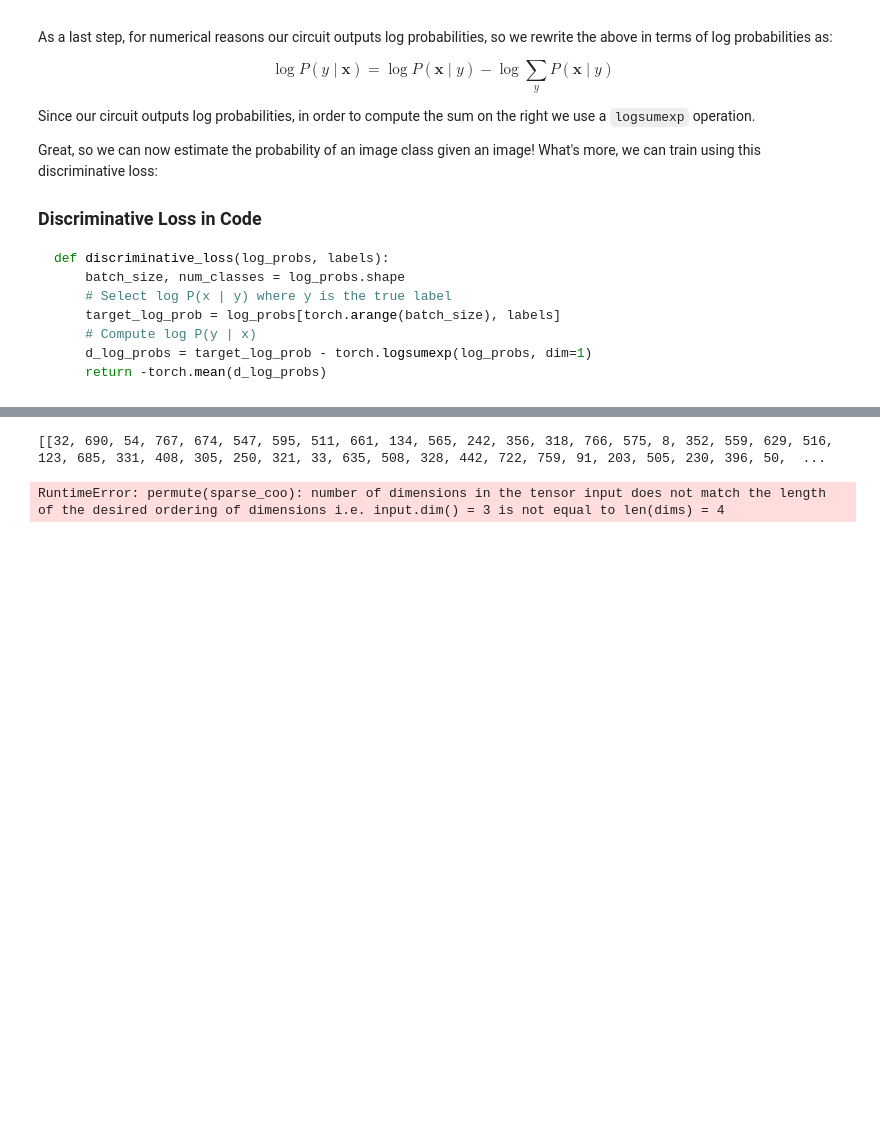
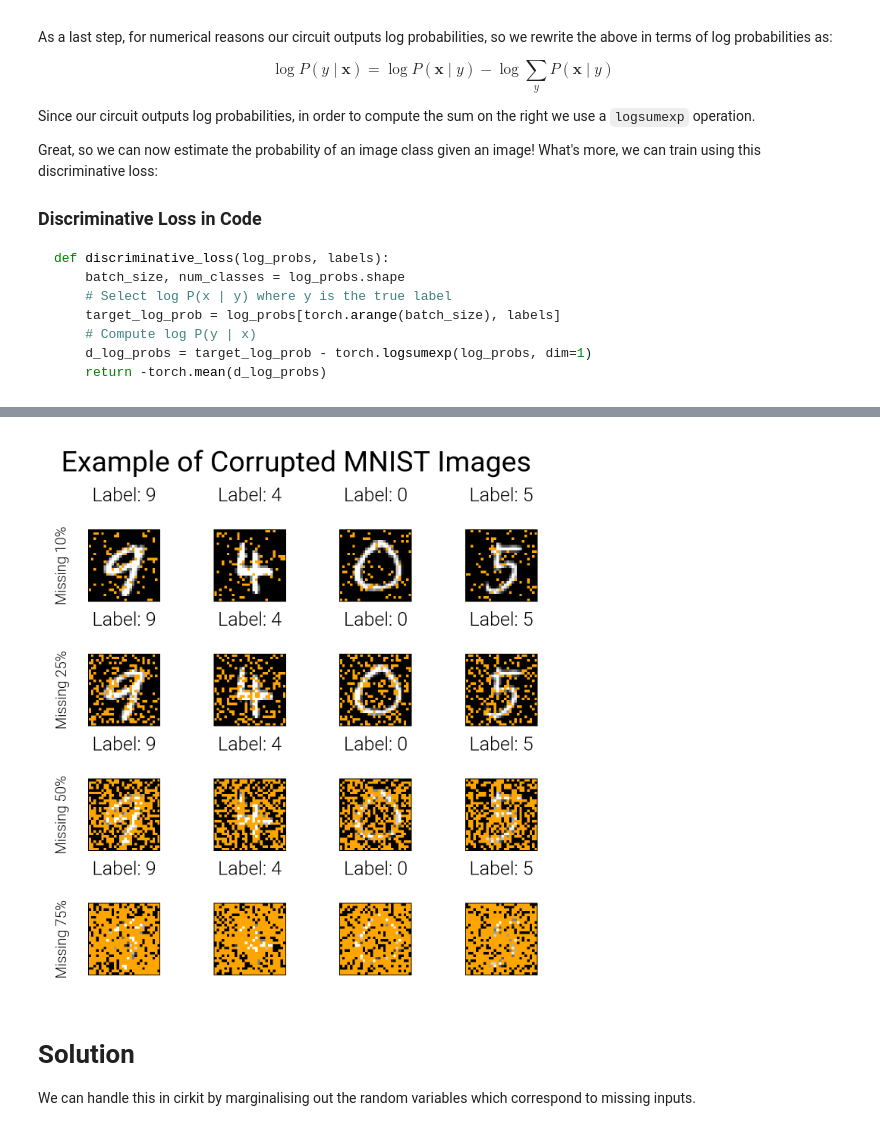
Before and after one commit to april-tools/cirkit, a Jupyter notebook: notebooks/generative-circuit.ipynb, the cells around one changed output, grey strips where cells are left out. Cells and saved outputs as stored; diff of their text form; code cells hidden in the pictures; blank space fills up the shorter version.

```diff
--- a/notebooks/generative-circuit.ipynb
+++ b/notebooks/generative-circuit.ipynb
@@ -544,29 +526,60 @@ df
 # %%
 from cirkit.backend.torch.queries import IntegrateQuery
 from cirkit.utils.scope import Scope
 
 
 def sample_masks(image_size, num_images, p=.5):
     num_pixels = np.prod(image_size)
     num_samples = int(p*num_pixels)
     masks = [list(np.random.choice(range(np.prod(image_size)), size=num_samples, replace=False))
              for i in range(num_images)]
     return masks
 
 
-classifier = next(iter(models.values()))
+def mask_to_image(image_size, mask):
+    bool_mask = np.ones(np.prod(image_size), dtype=bool)
+    bool_mask[mask] = False
+    bool_mask = bool_mask.reshape(image_size)
+    return bool_mask
 
-marginal_query = IntegrateQuery(classifier.model)
 
-masks = sample_masks([28, 28], 1)
-print(masks)
+gridsize = 4
 
-images, labels = next(iter(train_dataloader))
-images = images.view(images.shape[0], 1, -1).to(device)
-xx = images[0]
+inputs, labels = next(iter(train_dataloader))
+images = inputs['images'][:4].repeat(gridsize, 1, 1, 1)
+labels = labels[:4].repeat(gridsize)
 
-marginal_query(xx, integrate_vars=[Scope(masks[0])])
+fig, axes = plt.subplots(gridsize, gridsize, figsize=(8, 8))
+
+dropout = [.1, .25, .5, .75]
+
+for i in range(gridsize):
+    axes[i, 0].set_ylabel('Missing %d%%' % int(dropout[i]* 100), rotation=90, fontsize=15)
+# Plot each image
+for i, ax in enumerate(axes.flat):
+    # Convert the image to a 2D array (since MNIST images are 28x28 pixels)
+    img = images[i].numpy().squeeze()
+    img = img.reshape(*IMAGE_SIZE, 1)
+    img = img.repeat(4, axis=2)
+    mask = sample_masks(IMAGE_SIZE, 1, p=dropout[i//gridsize])
+    mask = mask_to_image(IMAGE_SIZE, mask)
+    img[:, :, -1] = mask * 255
+
+    # Display the image
+    ax.imshow(img, cmap='gray')
+    ax.set_xticks([])
+    ax.set_yticks([])
+    # Help distinguish between white pixels and missing pixels (in red)
+    ax.set_facecolor("orange")
+    ax.set_title(f"Label: {labels[i].item()}", fontsize=20)
+
+# Adjust spacing between subplots
+fig.suptitle('Example of Corrupted MNIST Images', fontsize=30)
+plt.tight_layout()
+plt.show()
 # %% [output]
-[[32, 690, 54, 767, 674, 547, 595, 511, 661, 134, 565, 242, 356, 318, 766, 575, 8, 352, 559, 629, 516, 123, 685, 331, 408, 305, 250, 321, 33, 635, 508, 328, 442, 722, 759, 91, 203, 505, 230, 396, 50,  ...
-RuntimeError: permute(sparse_coo): number of dimensions in the tensor input does not match the length of the desired ordering of dimensions i.e. input.dim() = 3 is not equal to len(dims) = 4
+[figure, added]
+# %% [markdown]
+# Solution
+We can handle this in cirkit by marginalising out the random variables which correspond to missing inputs.
 # %%
```
Also changed, not shown: parts of 16 cells of this notebook.
